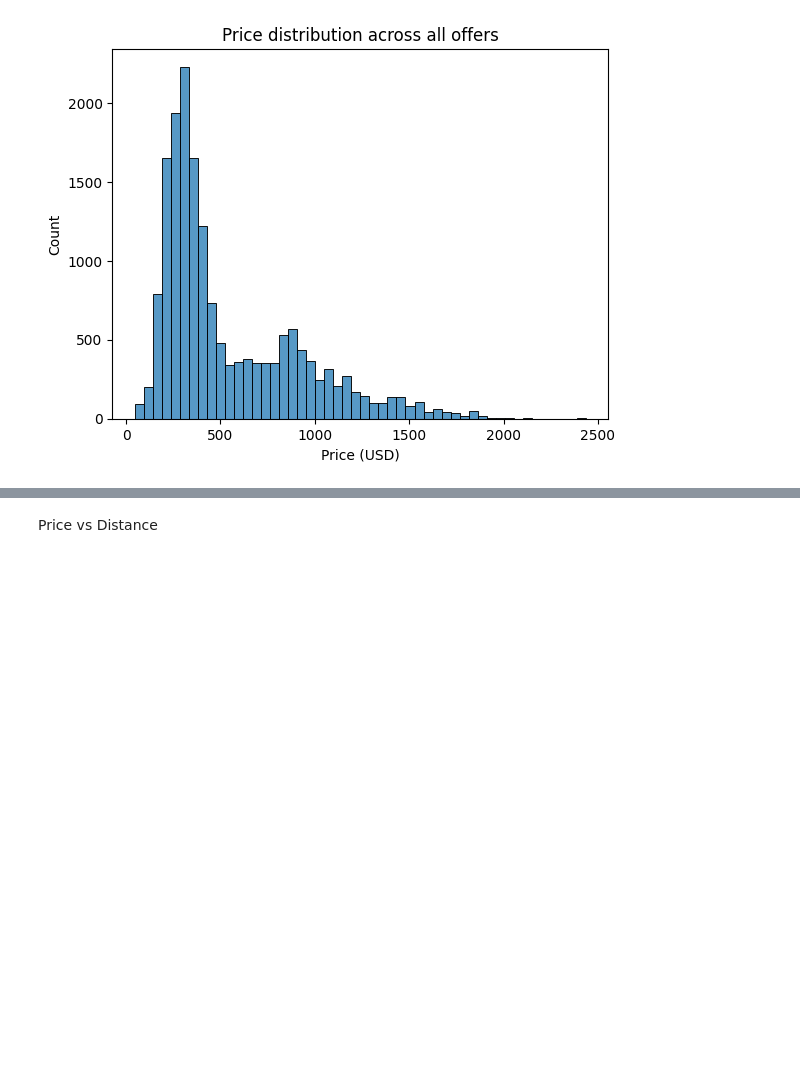
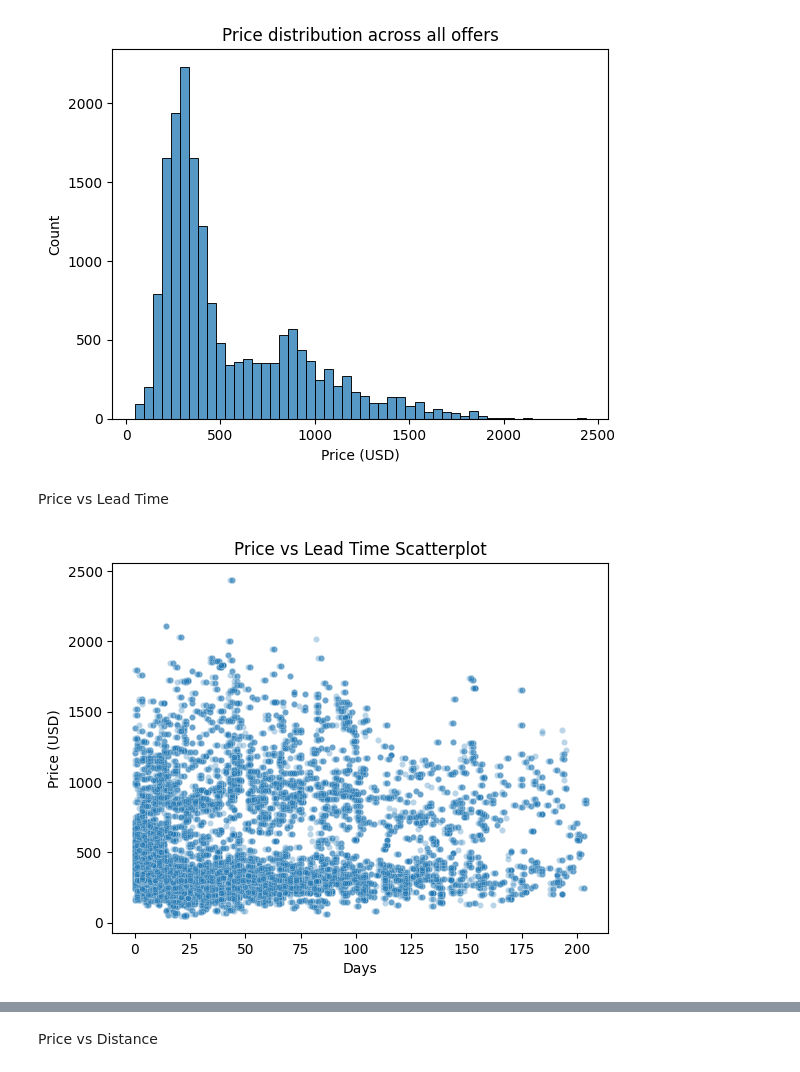
Before and after one commit to Quaden2307/flight-price-predictor, a Jupyter notebook: notebooks/03_live_data_visualization.ipynb, the cells around one changed output, grey strips where cells are left out. Drawn from its saved outputs; the diff is of its cells as text; code cells hidden in the pictures; blank space fills up the shorter version.

```diff
--- a/notebooks/03_live_data_visualization.ipynb
+++ b/notebooks/03_live_data_visualization.ipynb
@@ -29,3 +29,13 @@ plt.ylabel("Count")
 plt.show()
 # %% [output]
 [figure]
+# %% [markdown]
+Price vs Lead Time
+# %%
+sns.scatterplot(data=df, x="lead_time_days", y="price",s=20, alpha=0.3)
+plt.title("Price vs Lead Time Scatterplot")
+plt.ylabel("Price (USD)")
+plt.xlabel("Days")
+plt.show()
+# %% [output]
+[figure, added]
```
Also changed, not shown: parts of 2 cells of this notebook, 1 other file.
